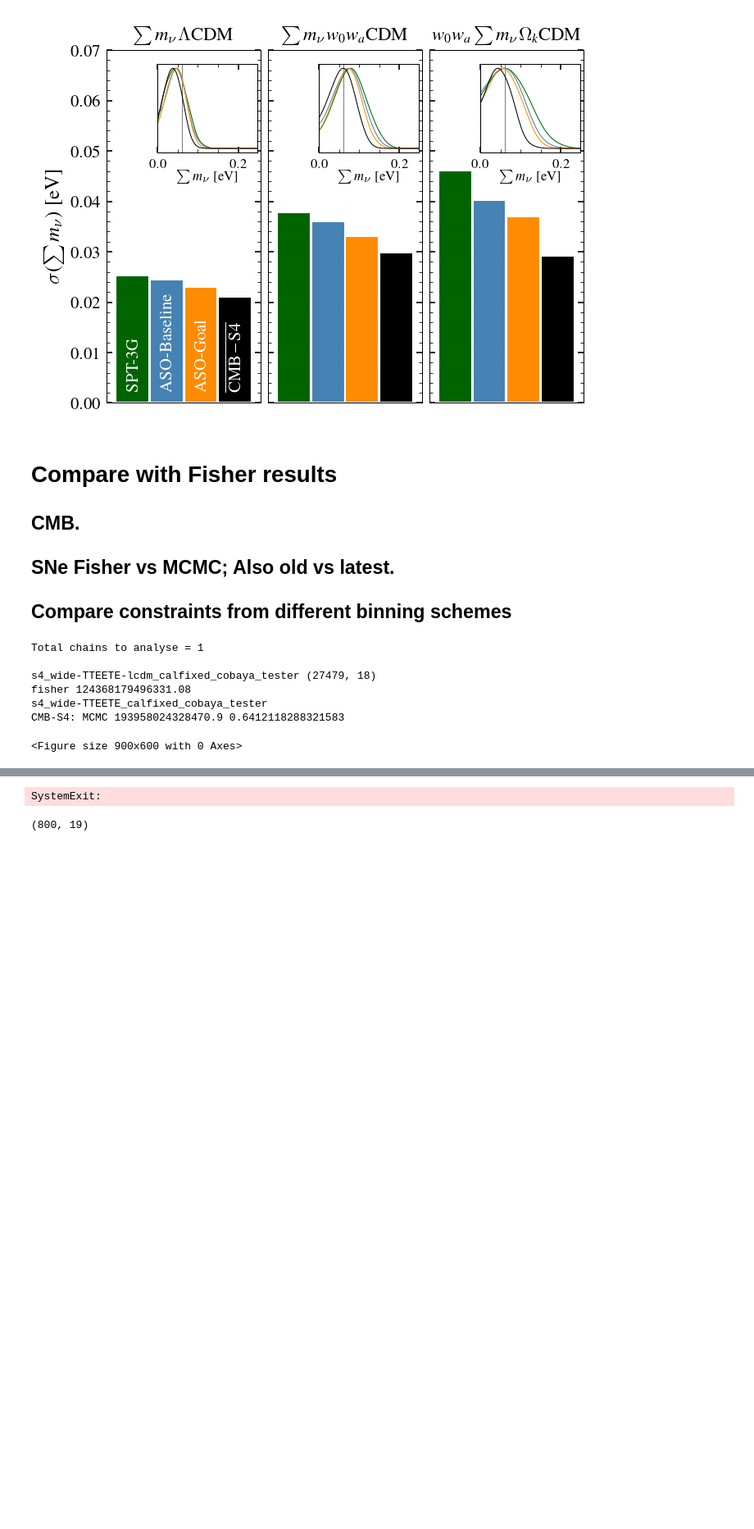
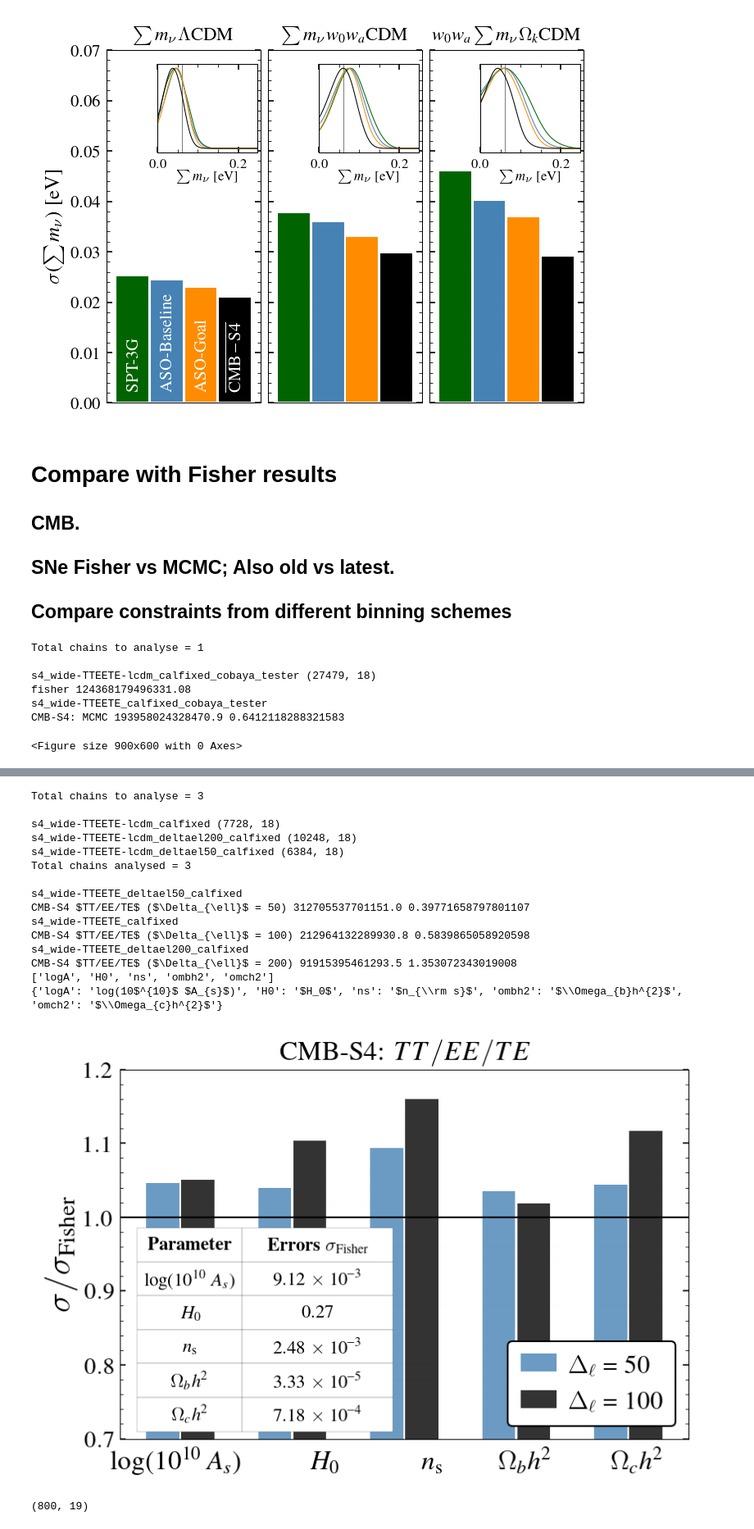
Before and after one commit to sriniraghunathan/CMB_BAO_SNe_likelihoods, a Jupyter notebook: analyse_chains_for_paper.ipynb, the cells around one changed output, grey strips where cells are left out. Shown at 82% size. Drawn from its saved outputs; the diff is of its cells as text; code cells hidden in the pictures; blank space fills up the shorter version.

```diff
--- a/analyse_chains_for_paper.ipynb
+++ b/analyse_chains_for_paper.ipynb
@@ -673,6 +687,8 @@ print( 5.3/1.9, 4.4/1.5 )
 1.6562499999999998 1.9130434782608698
 2.7894736842105265 2.9333333333333336
 # %%
+chain_fd = 'chains/for_paper/'
+
 cosmo_iter_dic = {'w0walcdm-w_wa': ['w', 'wa']}
 cosmo_name_and_tag = 'w0walcdm-w_wa'
 cosmo_name, param_tags = cosmo_name_and_tag.split('-')
@@ -889,6 +905,6 @@ g = misc_getdist.make_getdist_plot('multiple_2d_col',
 plname = '%s/%s.pdf' %(pl_folder, cosmo_name_and_tag)
 #plname = '%s/png/%s.png' %(pl_folder, cosmo_name_and_tag)
 #plname = '%s/png/tmp/4.png' %(pl_folder)
-savefig(plname, dpi = 200.)
+##savefig(plname, dpi = 200.)
 show()
 # %% [output]
@@ -2464,7 +2689,6 @@ Cosmo = w0wamnulcdm
 ##fisher_colorval = 'black'
 ##mcmc_colorval = 'palevioletred'
 param_dict['Astaucomb'] = param_dict['As'] * np.exp( -2*param_dict['tau'] )
-#chain_fd = 'chains/for_paper/20250614_something_is_wrong/'
 chain_fd = 'chains/for_paper/'
 #chain_fd = 'chains/for_paper/20250610_checks/'
 which_cosmo = 'lcdm'
@@ -2681,7 +2905,7 @@ if (1):
 plname = 'plots/cmbs4_%s_mcmc_fisher.pdf' %(which_cosmo)
 ##show(); sys.exit()
 savefig(plname, dpi = 200.)
-show(); sys.exit()
+show(); ##sys.exit()
 
 #-------------------------------------------------------
 #-------------------------------------------------------
@@ -2689,7 +2913,7 @@ show(); sys.exit()
 #-------------------------------------------------------
 #-------------------------------------------------------
 
-"""
+chain_fd = 'chains/for_paper/20250614_something_is_wrong/'
 #which_cosmo = 'w0walcdm'
 chain_search_str = '%s/s4_wide*-%s*_calfixed' %(chain_fd, which_cosmo)
 chain_fdlist = glob.glob( chain_search_str )
@@ -2716,8 +2940,8 @@ for curr_chain_fd in chain_fdlist:
     samples_dic[chainname] = curr_samples
     print( chainname, curr_samples.samples.shape )
 
-#print('Total chains analysed = %s\n' %(len(samples_dic))); sys.exit()
-"""
+print('Total chains analysed = %s\n' %(len(samples_dic))); ###sys.exit()
+
 
 #plot
 chains_to_plot = [
@@ -2796,34 +3020,49 @@ labels_arr_mod = ['Fisher (Unbinned)', '$\Delta_{\ell}$ = 50', '$\Delta_{\ell}$
 sigma_param_mul_dic = {'omch2': 1e4, 'ombh2': 1e5, 'ns': 1000., 'H0': 1., 'As': 1e11, 'logA': 1000.}
 #color_arr = [fisher_colorval, 'steelblue', mcmc_colorval, 'darkred']
 color_arr = [fisher_colorval, 'steelblue', mcmc_colorval, 'darkred']
 clf()
 print(params_to_plot)
 fsval = 14
 ax = misc_getdist.make_whisker(samples_to_plot,
                               params_to_plot,
                               param_dict = param_dict,
                               labels_arr = labels_arr_mod,
                               color_arr = color_arr,
                               fsval = fsval, alphaval = 0.8,
                               sigma_param_mul_dic = sigma_param_mul_dic,
                               plot_kind = 'ratio',
                               show_table = True,
                               )
 title(r'CMB-S4: $TT/EE/TE$', fontsize = fsval + 2)
 plname = 'plots/cmbs4_%s_mcmc_fisher_elbinning.pdf' %(which_cosmo)
 #plname = 'plots/png/cmbs4_%s_mcmc_fisher_elbinning.png' %(which_cosmo)
 savefig(plname, dpi = 200.)
 show(); ##sys.exit()
 # %% [output]
 Total chains to analyse = 1
 
 s4_wide-TTEETE-lcdm_calfixed_cobaya_tester (27479, 18)
 fisher 124368179496331.08
 s4_wide-TTEETE_calfixed_cobaya_tester
 CMB-S4: MCMC 193958024328470.9 0.6412118288321583
 <Figure size 900x600 with 0 Axes>
 [figure]
-SystemExit:
+Total chains to analyse = 3
+
+s4_wide-TTEETE-lcdm_calfixed (7728, 18)
+s4_wide-TTEETE-lcdm_deltael200_calfixed (10248, 18)
+s4_wide-TTEETE-lcdm_deltael50_calfixed (6384, 18)
+Total chains analysed = 3
+
+s4_wide-TTEETE_deltael50_calfixed
+CMB-S4 $TT/EE/TE$ ($\Delta_{\ell}$ = 50) 312705537701151.0 0.39771658797801107
+s4_wide-TTEETE_calfixed
+CMB-S4 $TT/EE/TE$ ($\Delta_{\ell}$ = 100) 212964132289930.8 0.5839865058920598
+s4_wide-TTEETE_deltael200_calfixed
+CMB-S4 $TT/EE/TE$ ($\Delta_{\ell}$ = 200) 91915395461293.5 1.353072343019008
+['logA', 'H0', 'ns', 'ombh2', 'omch2']
+{'logA': 'log(10$^{10}$ $A_{s}$)', 'H0': '$H_0$', 'ns': '$n_{\\rm s}$', 'ombh2': '$\\Omega_{b}h^{2}$', 'omch2': '$\\Omega_{c}h^{2}$'}
+[figure, added]
 # %%
 curr_samples.samples[:800, :].shape
 # %% [output]
```
Also changed, not shown: parts of 4 cells of this notebook, 5 other files.
